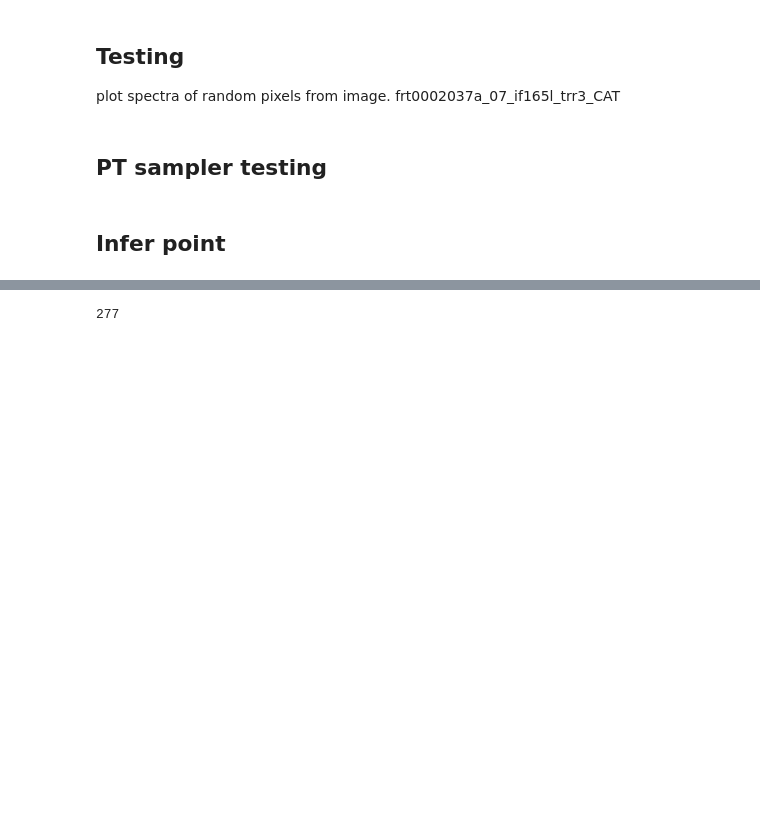
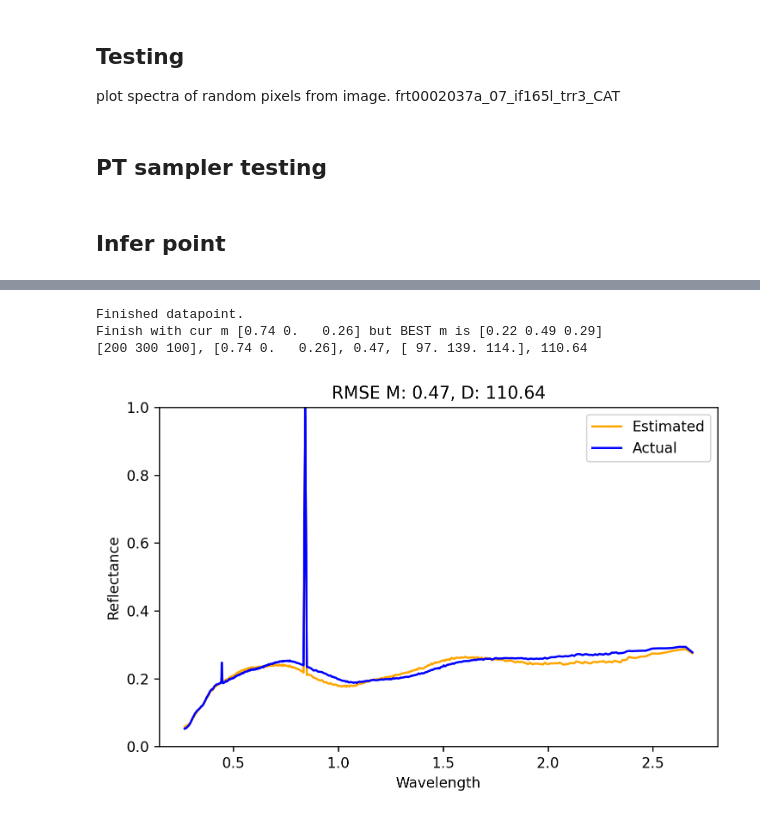
Before and after one commit to marinakiseleva/spectral_analysis, a Jupyter notebook: notebooks/Testing Inference.ipynb, the cells around one changed output, grey strips where cells are left out. Saved outputs shown, nothing was run; the diff lists cells and outputs as text; code cells hidden in the pictures; blank space fills up the shorter version.

```diff
--- a/notebooks/Testing Inference.ipynb
+++ b/notebooks/Testing Inference.ipynb
@@ -276,4 +212,32 @@ print("Max: " + str(np.amax(m_errs_arr)) )
-# %%
-len(N_WAVELENGTHS)
-# %% [output]
-277
+# %%
+def test_inference(m_sample, D_sample, name):
+    true_m = convert_arr_to_dict(m_sample)
+    true_D = convert_arr_to_dict(D_sample)
+    r_actual = get_USGS_r_mixed_hapke_estimate(m=true_m, D=true_D)
+    est_m, est_D = infer_datapoint(iterations=NUM_ITERATIONS,
+                                   C=10,
+                                   V=GRAIN_SIZE_COVARIANCE,
+                                   d=r_actual)
+    m_rmse, D_rmse=print_error(m_sample, D_sample, est_m, est_D)
+    wavelengths = get_USGS_wavelengths()
+    r_est = get_USGS_r_mixed_hapke_estimate(convert_arr_to_dict(est_m),  convert_arr_to_dict(est_D))
+    fig, ax = plt.subplots(1, 1, constrained_layout=True, figsize=(FIG_WIDTH, FIG_HEIGHT), dpi=DPI)
+    ax.plot(wavelengths, r_est, label = "Estimated", color = "orange")
+    ax.plot(wavelengths, r_actual, label = "Actual", color="blue")
+    ax.set_xlabel("Wavelength")
+    ax.set_ylabel("Reflectance")
+    ax.legend()
+    ax.set_title("RMSE M: " + str(m_rmse) + ", D: " + str(D_rmse))
+    plt.ylim((0, 1))
+    plt.savefig("../output/tests/" + str(name) + ".pdf")
+# %%
+m_sample = [0.2,.6,0.2]
+D_sample = [200, 300, 100]
+GRAIN_SIZE_COVARIANCE = 50
+NUM_ITERATIONS = 1500
+test_inference(m_sample, D_sample, "mixed_2")
+# %% [output]
+Finished datapoint.
+Finish with cur m [0.74 0.   0.26] but BEST m is [0.22 0.49 0.29]
+[200 300 100], [0.74 0.   0.26], 0.47, [ 97. 139. 114.], 110.64
+[figure, added]
```
Also changed, not shown: parts of 8 cells of this notebook, 4 other files.
